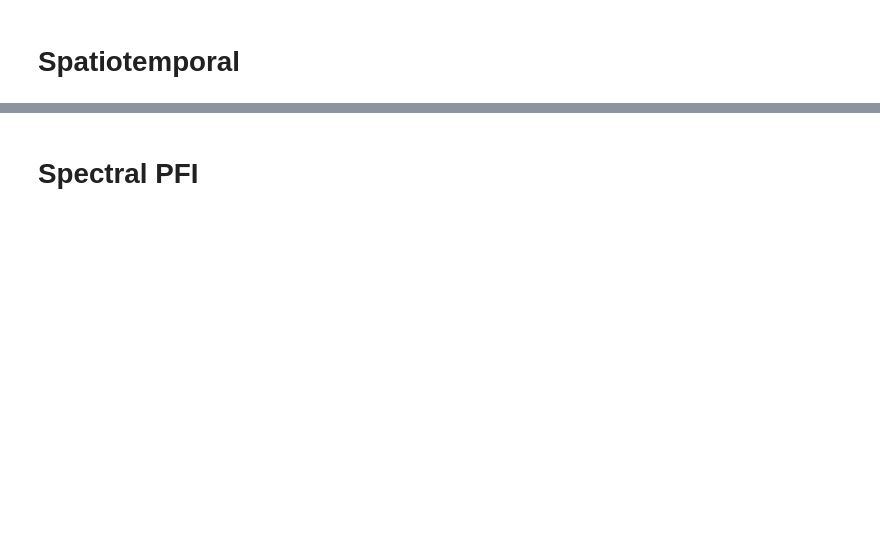
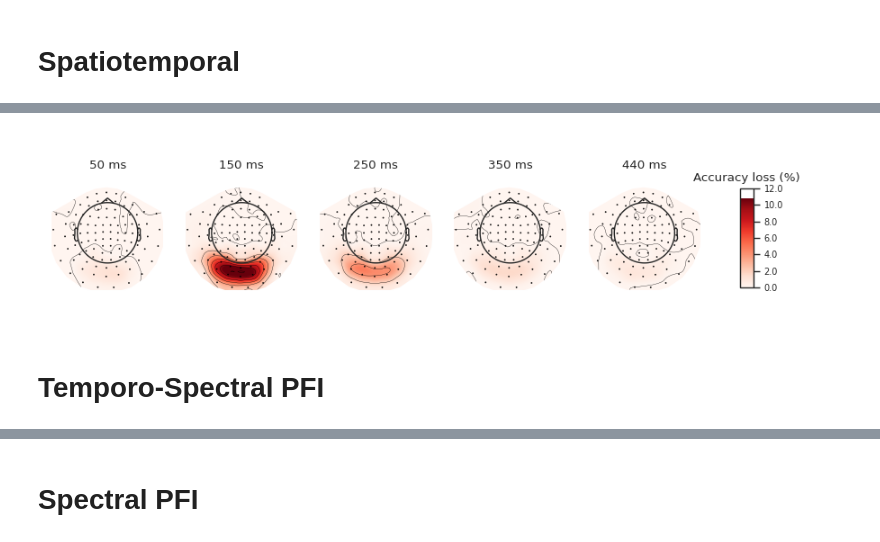
Before and after one commit to ricsinaruto/MEG-transfer-decoding, a Jupyter notebook: notebooks/mvpa_paper.ipynb, the cells around one changed output, grey strips where cells are left out. Cells and saved outputs as stored; diff of their text form; code cells hidden in the pictures; blank space fills up the shorter version.

```diff
--- a/notebooks/mvpa_paper.ipynb
+++ b/notebooks/mvpa_paper.ipynb
@@ -151,10 +197,16 @@ fig.set_size_inches(10, 10)
 writer = animation.PillowWriter(fps=16)
 anim.save("animation.gif", writer=writer)
 # %%
-times = [0.05, 0.1, 0.15, 0.2, 0.25, 0.3, 0.44]
+times = [0.05, 0.15, 0.25, 0.35, 0.44]
 evoked.plot_topomap(times=times,
                     ch_type='mag',
                     time_unit='ms',
-                    scalings=1,
-                    units='Accuracy loss',
+                    scalings=100,
+                    units='Accuracy loss (%)',
                     vmin=0)
+
+plt.savefig('mvpa_figures/cichy118_spatiotemporal_maps.pdf', format='pdf')
+# %% [output]
+[figure, added]
+# %% [markdown]
+# Temporo-Spectral PFI
```
Also changed, not shown: parts of 36 cells of this notebook, 8 other files.
